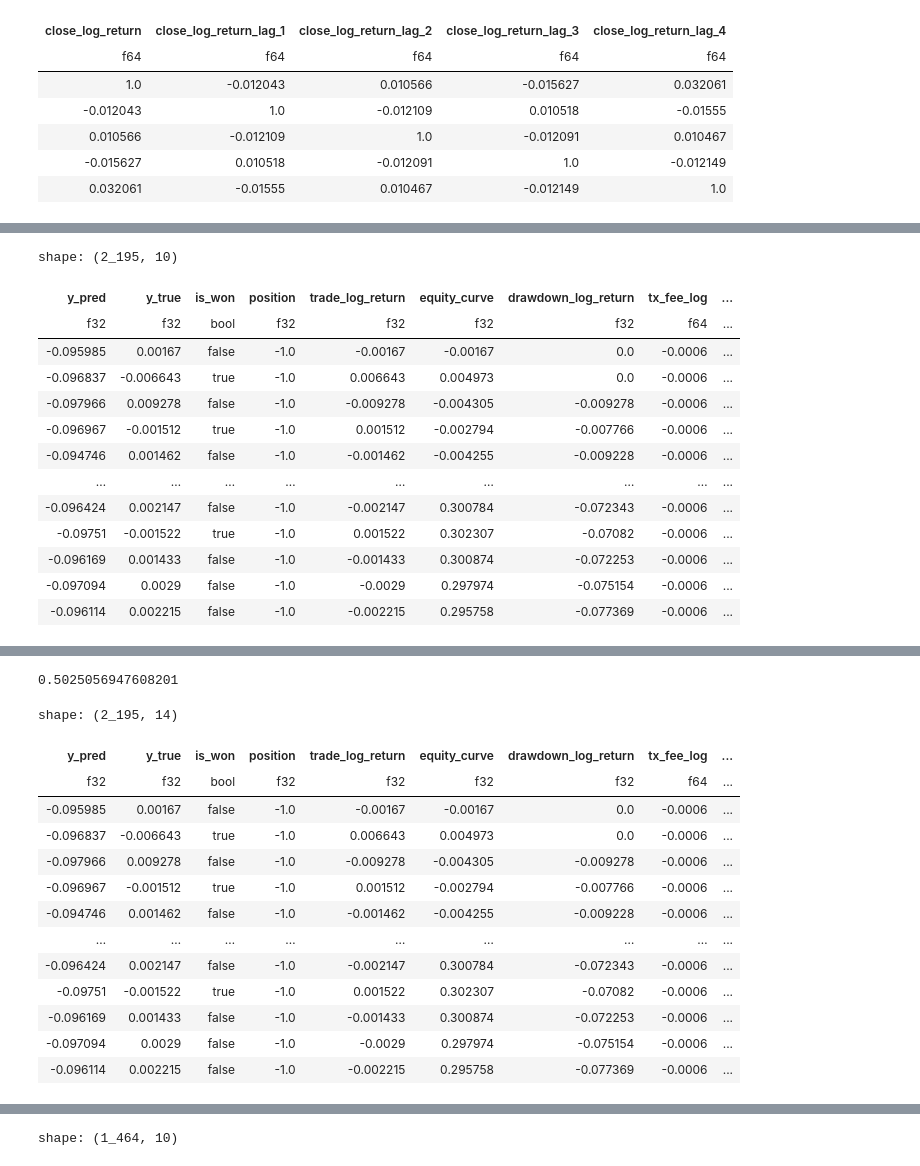
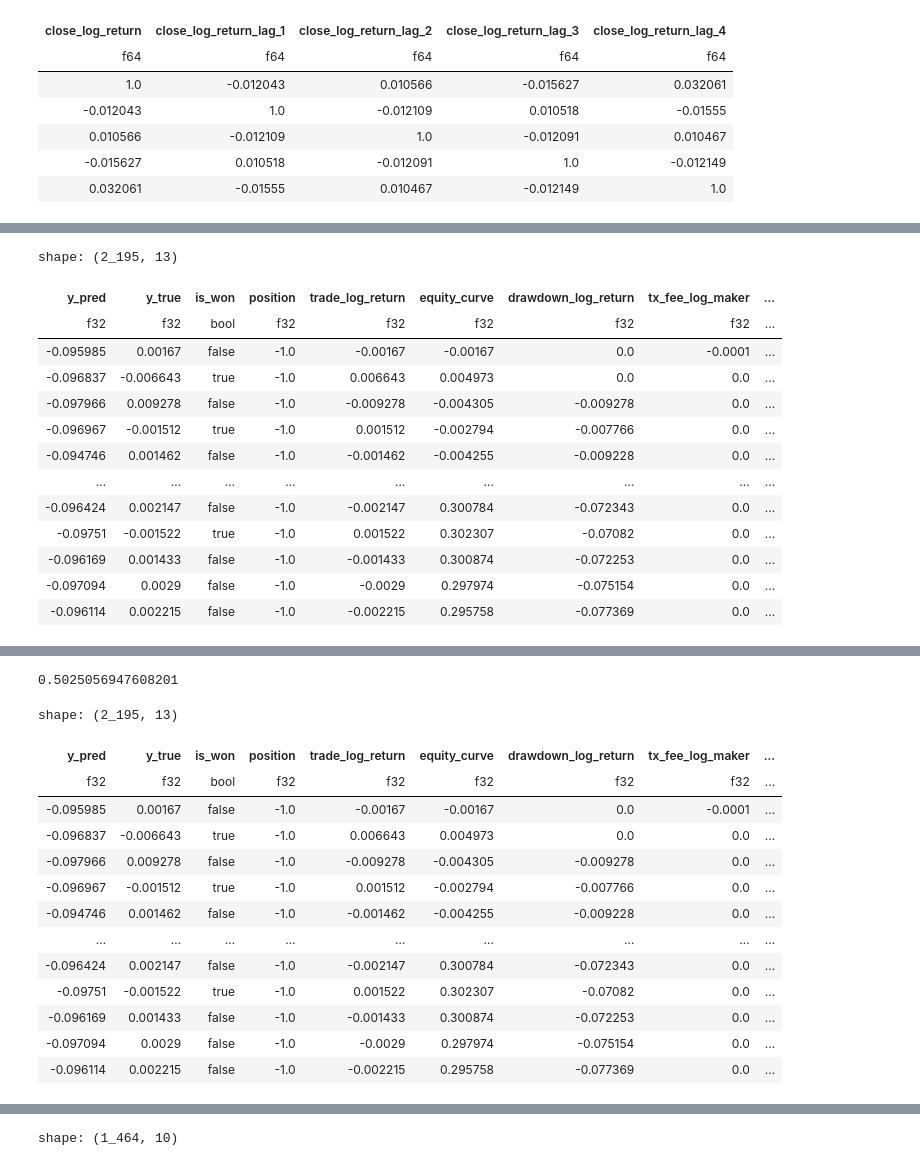
Before and after one commit to nickderaj/quant-trading-labs, a Jupyter notebook: src/research/1_mean_reversion_single_asset_ML.ipynb, the cells around one changed output, grey strips where cells are left out. Cells and saved outputs as stored; diff of their text form; code cells hidden in the pictures.

```diff
--- a/src/research/1_mean_reversion_single_asset_ML.ipynb
+++ b/src/research/1_mean_reversion_single_asset_ML.ipynb
@@ -601,30 +575,21 @@ research.plot_line(model_trades, "equity_curve")
 maker_fee = 0.0001
 taker_fee = 0.0003
 # %%
-roundtrip_fee_log = np.log(1 - 2 * taker_fee)
-
-model_trades = model_trades.with_columns(pl.lit(roundtrip_fee_log).alias("tx_fee_log"))
-model_trades = model_trades.with_columns(
-    (pl.col("trade_log_return") + pl.col("tx_fee_log")).alias("trade_log_return_net")
-)
-model_trades = model_trades.with_columns(
-    pl.col("trade_log_return_net").cum_sum().alias("equity_curve_net")
-)
-
-model_trades  # now making a net loss
+model_trades = research.add_tx_fees_log(model_trades, maker_fee, taker_fee)
+model_trades  # net return using realistic, turnover-based fees
 # %% [output]
-shape: (2_195, 10)
+shape: (2_195, 13)
-| y_pred | y_true | is_won | position | trade_log_return | equity_curve | drawdown_log_return | tx_fee_log | ... |
-| f32 | f32 | bool | f32 | f32 | f32 | f32 | f64 | ... |
-| -0.095985 | 0.00167 | false | -1.0 | -0.00167 | -0.00167 | 0.0 | -0.0006 | ... |
-| -0.096837 | -0.006643 | true | -1.0 | 0.006643 | 0.004973 | 0.0 | -0.0006 | ... |
-| -0.097966 | 0.009278 | false | -1.0 | -0.009278 | -0.004305 | -0.009278 | -0.0006 | ... |
-| -0.096967 | -0.001512 | true | -1.0 | 0.001512 | -0.002794 | -0.007766 | -0.0006 | ... |
-| -0.094746 | 0.001462 | false | -1.0 | -0.001462 | -0.004255 | -0.009228 | -0.0006 | ... |
+| y_pred | y_true | is_won | position | trade_log_return | equity_curve | drawdown_log_return | tx_fee_log_maker | ... |
+| f32 | f32 | bool | f32 | f32 | f32 | f32 | f32 | ... |
+| -0.095985 | 0.00167 | false | -1.0 | -0.00167 | -0.00167 | 0.0 | -0.0001 | ... |
+| -0.096837 | -0.006643 | true | -1.0 | 0.006643 | 0.004973 | 0.0 | 0.0 | ... |
+| -0.097966 | 0.009278 | false | -1.0 | -0.009278 | -0.004305 | -0.009278 | 0.0 | ... |
+| -0.096967 | -0.001512 | true | -1.0 | 0.001512 | -0.002794 | -0.007766 | 0.0 | ... |
+| -0.094746 | 0.001462 | false | -1.0 | -0.001462 | -0.004255 | -0.009228 | 0.0 | ... |
 | … | … | … | … | … | … | … | … | ... |
-| -0.096424 | 0.002147 | false | -1.0 | -0.002147 | 0.300784 | -0.072343 | -0.0006 | ... |
-| -0.09751 | -0.001522 | true | -1.0 | 0.001522 | 0.302307 | -0.07082 | -0.0006 | ... |
-| -0.096169 | 0.001433 | false | -1.0 | -0.001433 | 0.300874 | -0.072253 | -0.0006 | ... |
-| -0.097094 | 0.0029 | false | -1.0 | -0.0029 | 0.297974 | -0.075154 | -0.0006 | ... |
-| -0.096114 | 0.002215 | false | -1.0 | -0.002215 | 0.295758 | -0.077369 | -0.0006 | ... |
+| -0.096424 | 0.002147 | false | -1.0 | -0.002147 | 0.300784 | -0.072343 | 0.0 | ... |
+| -0.09751 | -0.001522 | true | -1.0 | 0.001522 | 0.302307 | -0.07082 | 0.0 | ... |
+| -0.096169 | 0.001433 | false | -1.0 | -0.001433 | 0.300874 | -0.072253 | 0.0 | ... |
+| -0.097094 | 0.0029 | false | -1.0 | -0.0029 | 0.297974 | -0.075154 | 0.0 | ... |
+| -0.096114 | 0.002215 | false | -1.0 | -0.002215 | 0.295758 | -0.077369 | 0.0 | ... |
 # %%
@@ -636,23 +601,22 @@ model_trades["is_won"].mean()  # still wins > 50%
 # %% [output]
 0.5025056947608201
 # %%
-model_trades = research.add_tx_fees_log(model_trades, maker_fee, taker_fee)
 model_trades
 # %% [output]
-shape: (2_195, 14)
+shape: (2_195, 13)
-| y_pred | y_true | is_won | position | trade_log_return | equity_curve | drawdown_log_return | tx_fee_log | ... |
-| f32 | f32 | bool | f32 | f32 | f32 | f32 | f64 | ... |
-| -0.095985 | 0.00167 | false | -1.0 | -0.00167 | -0.00167 | 0.0 | -0.0006 | ... |
-| -0.096837 | -0.006643 | true | -1.0 | 0.006643 | 0.004973 | 0.0 | -0.0006 | ... |
-| -0.097966 | 0.009278 | false | -1.0 | -0.009278 | -0.004305 | -0.009278 | -0.0006 | ... |
-| -0.096967 | -0.001512 | true | -1.0 | 0.001512 | -0.002794 | -0.007766 | -0.0006 | ... |
-| -0.094746 | 0.001462 | false | -1.0 | -0.001462 | -0.004255 | -0.009228 | -0.0006 | ... |
+| y_pred | y_true | is_won | position | trade_log_return | equity_curve | drawdown_log_return | tx_fee_log_maker | ... |
+| f32 | f32 | bool | f32 | f32 | f32 | f32 | f32 | ... |
+| -0.095985 | 0.00167 | false | -1.0 | -0.00167 | -0.00167 | 0.0 | -0.0001 | ... |
+| -0.096837 | -0.006643 | true | -1.0 | 0.006643 | 0.004973 | 0.0 | 0.0 | ... |
+| -0.097966 | 0.009278 | false | -1.0 | -0.009278 | -0.004305 | -0.009278 | 0.0 | ... |
+| -0.096967 | -0.001512 | true | -1.0 | 0.001512 | -0.002794 | -0.007766 | 0.0 | ... |
+| -0.094746 | 0.001462 | false | -1.0 | -0.001462 | -0.004255 | -0.009228 | 0.0 | ... |
 | … | … | … | … | … | … | … | … | ... |
-| -0.096424 | 0.002147 | false | -1.0 | -0.002147 | 0.300784 | -0.072343 | -0.0006 | ... |
-| -0.09751 | -0.001522 | true | -1.0 | 0.001522 | 0.302307 | -0.07082 | -0.0006 | ... |
-| -0.096169 | 0.001433 | false | -1.0 | -0.001433 | 0.300874 | -0.072253 | -0.0006 | ... |
-| -0.097094 | 0.0029 | false | -1.0 | -0.0029 | 0.297974 | -0.075154 | -0.0006 | ... |
-| -0.096114 | 0.002215 | false | -1.0 | -0.002215 | 0.295758 | -0.077369 | -0.0006 | ... |
+| -0.096424 | 0.002147 | false | -1.0 | -0.002147 | 0.300784 | -0.072343 | 0.0 | ... |
+| -0.09751 | -0.001522 | true | -1.0 | 0.001522 | 0.302307 | -0.07082 | 0.0 | ... |
+| -0.096169 | 0.001433 | false | -1.0 | -0.001433 | 0.300874 | -0.072253 | 0.0 | ... |
+| -0.097094 | 0.0029 | false | -1.0 | -0.0029 | 0.297974 | -0.075154 | 0.0 | ... |
+| -0.096114 | 0.002215 | false | -1.0 | -0.002215 | 0.295758 | -0.077369 | 0.0 | ... |
 # %%
 time_interval = "6h"
 annualized_rate = research.sharpe_to_annualized_rate(time_interval, 365, 24)
```
Also changed, not shown: parts of 19 cells of this notebook, 3 other files.
